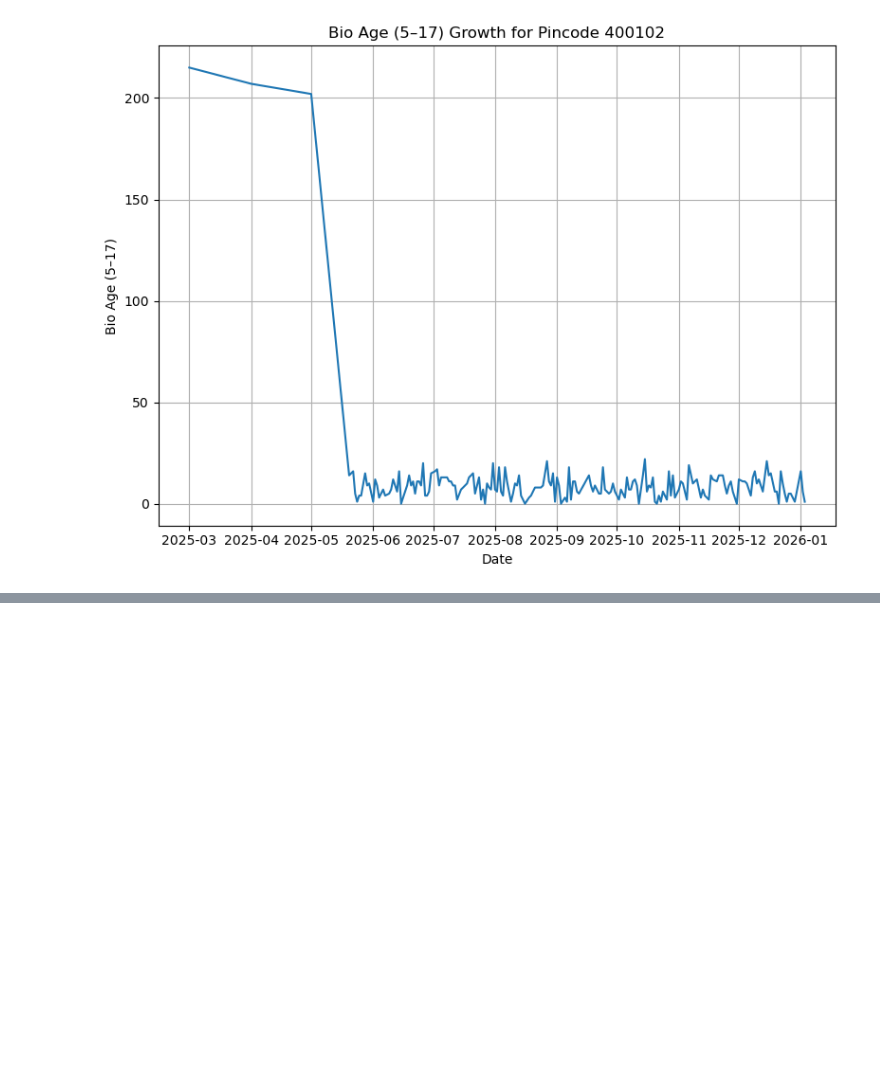
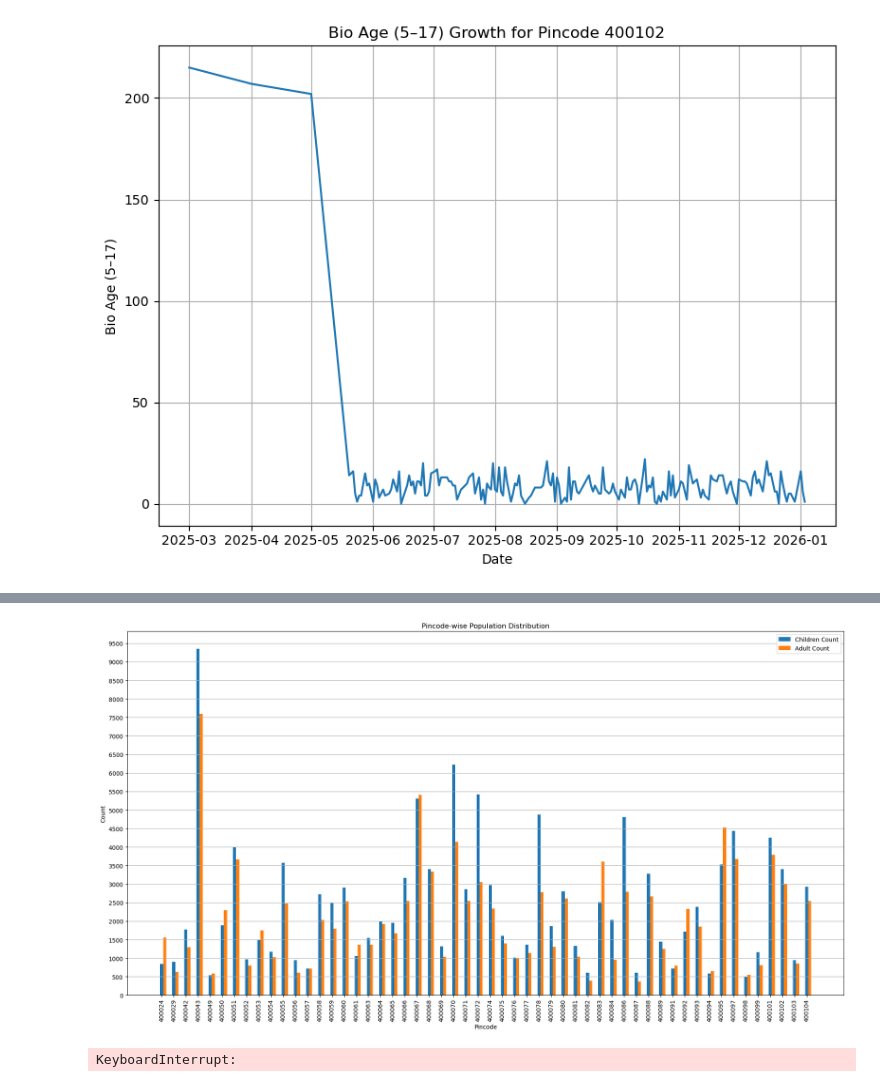
Before and after one commit to Hellnight2005/UIDAI-Data-Hackathon, a Jupyter notebook: team/anas/nnew.ipynb, the cells around one changed output, grey strips where cells are left out. Saved outputs shown, nothing was run; the diff lists cells and outputs as text; code cells hidden in the pictures; blank space fills up the shorter version.

```diff
--- a/team/anas/nnew.ipynb
+++ b/team/anas/nnew.ipynb
@@ -266,4 +263,4 @@ np.int64(400043)
 # %%
-insight_df = insight_df.drop(400096)
+insight_df = insight_df[insight_df['pincode'] != 400096]
 #because the 400096 contain human error that low people is not possible
 # %%
@@ -335,0 +345,35 @@ plt.show()
+# %%
+x = np.arange(len(insight_df["pincode"]))
+width = 0.25
+
+plt.figure(figsize=(18, 10))
+
+plt.bar(x, insight_df["all_children_count"], width, label="Children Count")
+plt.bar(x + width, insight_df["all_adult_count"], width, label="Adult Count")
+
+plt.xlabel("Pincode")
+plt.ylabel("Count")
+plt.title("Pincode-wise Population Distribution")
+plt.xticks(x, insight_df["pincode"] , rotation = 90)
+plt.yticks(np.arange(0 , insight_df["all_children_count"].max() + 500 , 500))
+plt.legend()
+plt.tight_layout()
+plt.grid(axis = 'y')
+plt.show()
+# %% [output]
+[figure, added]
+# %%
+x = np.arange(len(insight_df["pincode"]))
+plt.figure(figsize=(18 , 8))
+plt.bar(x , insight_df["pinocde_count"], width, label="Pincode Count")
+plt.title("How many time each pincode have a survey")
+plt.xlabel("pincode")
+plt.ylabel("count")
+plt.xticks(x , insight_df["pincode"] , rotation = 90)
+plt.yticks(np.arange(0 , insight_df["pincode"].max() + 25 , 25))
+plt.grid()
+plt.legend()
+plt.tight_layout()
+plt.show()
+# %% [output]
+KeyboardInterrupt:
```
Also changed, not shown: parts of 12 cells of this notebook.
